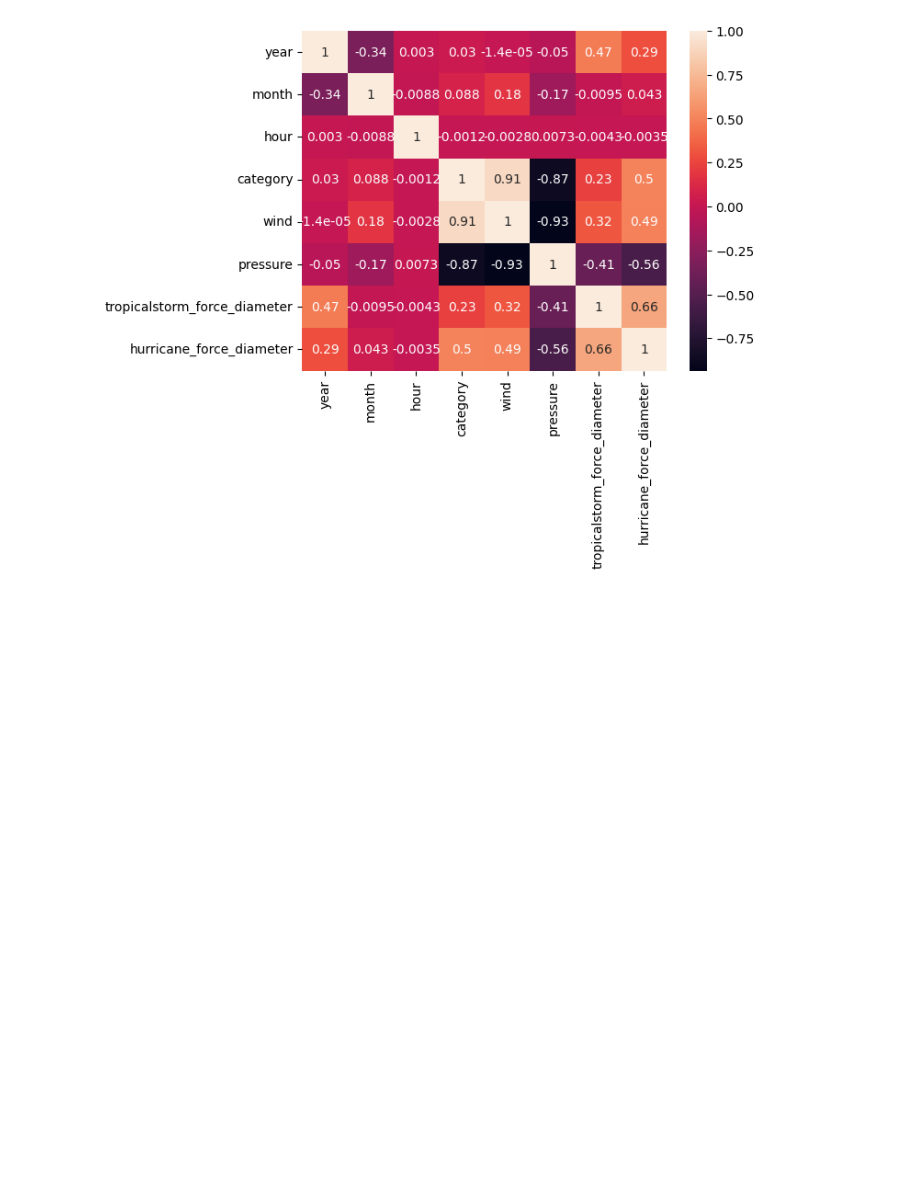
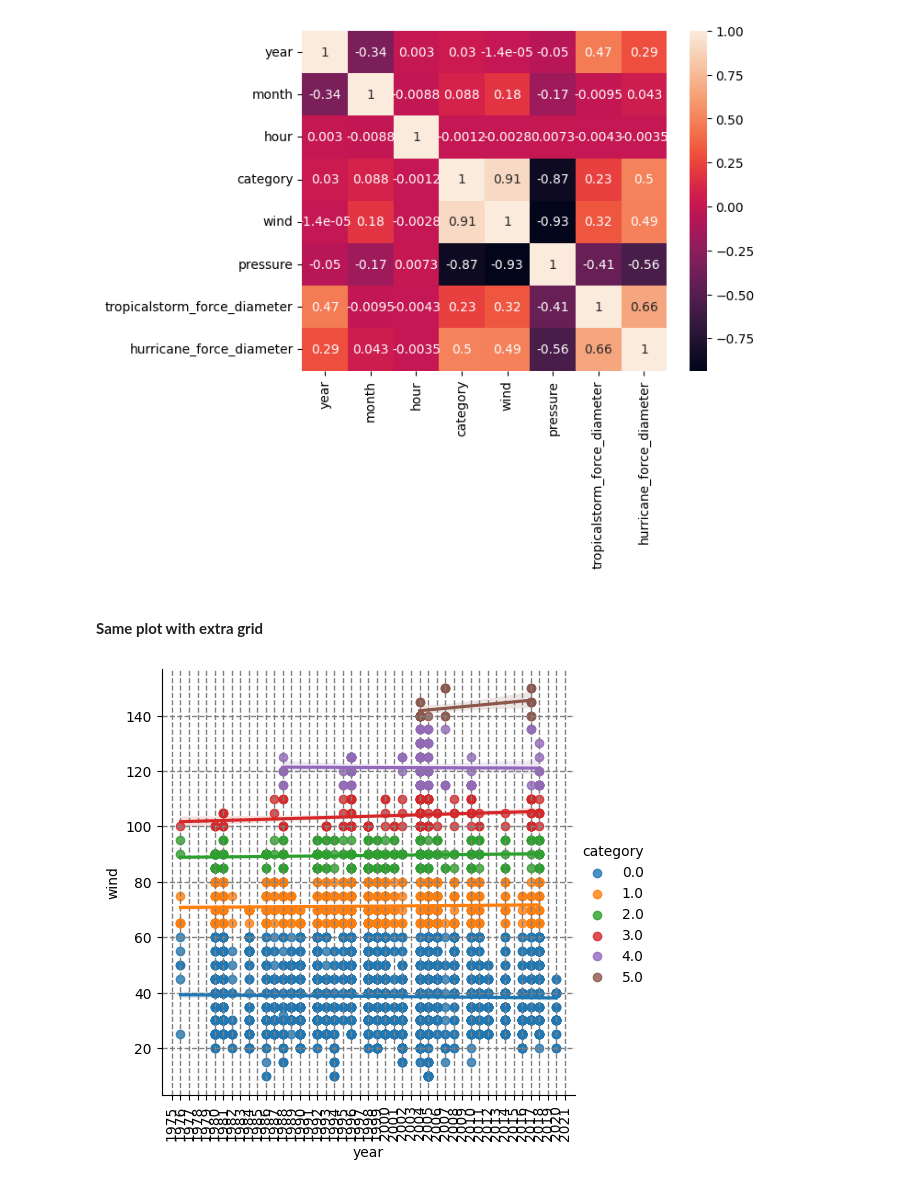
Before and after one commit to jtsillan/DataAnalytics, a Jupyter notebook: exercise_set_4/exercise_set_4_3b_stroms.ipynb, the cells around one changed output. Cells and saved outputs as stored; diff of their text form; code cells hidden in the pictures; blank space fills up the shorter version.

```diff
--- a/exercise_set_4/exercise_set_4_3b_stroms.ipynb
+++ b/exercise_set_4/exercise_set_4_3b_stroms.ipynb
@@ -232,3 +239,16 @@ sns.heatmap(correlations1, annot=True)
 # %% [output]
 <Axes: >
 [figure]
+# %% [markdown]
+#### **Same plot with extra grid**
+# %%
+import matplotlib.pyplot as plt
+
+sns.lmplot(x='year', y='wind', data=df1, hue='category')
+ax = plt.gca()
+ax.grid(which='both', color='gray', linestyle='--', linewidth=1)
+xticks_values = np.arange(1975, 2022, step=1)
+plt.xticks(ticks=xticks_values, labels=xticks_values, rotation=90)
+plt.show()
+# %% [output]
+[figure, added]
```
Also changed, not shown: parts of 5 cells of this notebook.
